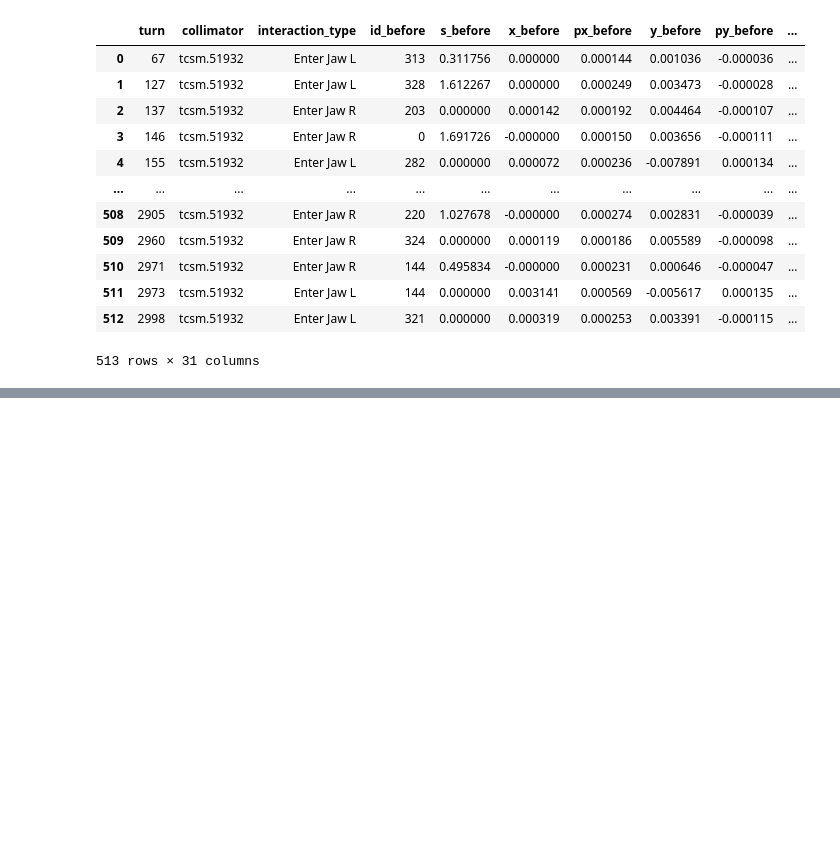
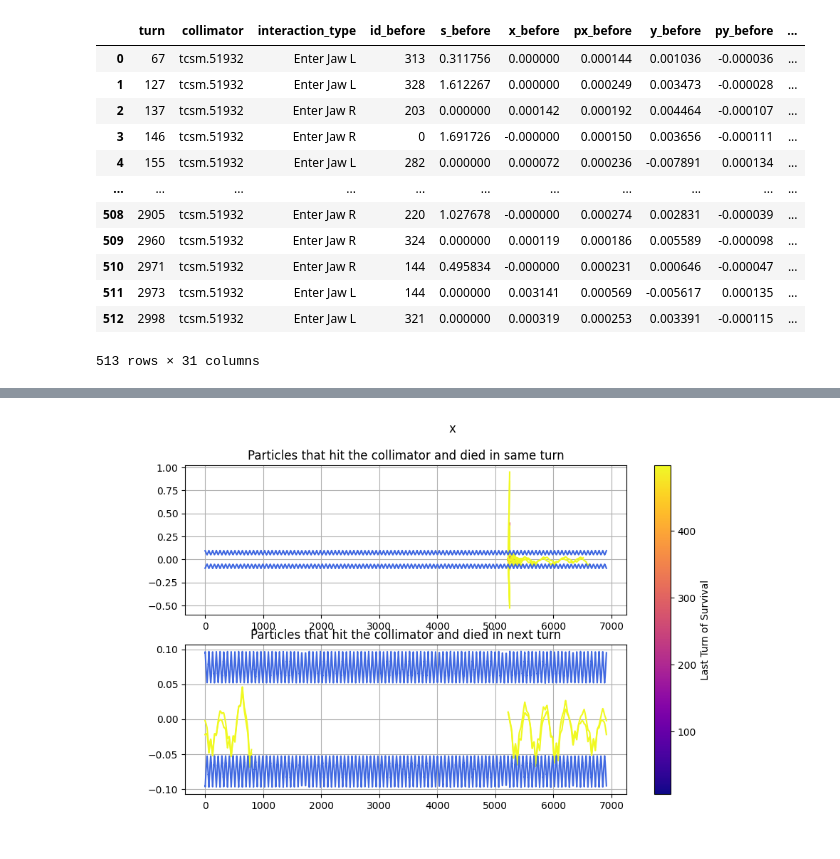
Before and after one commit to lisepauwels/sps_simulations, a Jupyter notebook: indiv_part_tracking.ipynb, the cells around one changed output, grey strips where cells are left out. Cells and saved outputs as stored; diff of their text form; code cells hidden in the pictures; blank space fills up the shorter version.

```diff
--- a/indiv_part_tracking.ipynb
+++ b/indiv_part_tracking.ipynb
@@ -55,6 +53,9 @@ Done checking aperture.
 # %%
 line.build_tracker()
 tw = line.twiss()
+sigma_x = np.sqrt(nemitt_x*tw.betx)
+sigma_y = np.sqrt(nemitt_y*tw.bety)
+
 line.collimators.assign_optics(twiss=tw, nemitt_x=nemitt_x, nemitt_y=nemitt_y)
 adt.calibrate_by_emittance(nemitt=nemitt_x, twiss=tw)
 line.optimize_for_tracking()
@@ -233,0 +229,41 @@ KeyError: 18
+# %%
+%matplotlib ipympl
+
+coll_id = impacts._coll_ids['tcsm.51932']
+
+hit_ids = np.unique(impacts.to_pandas().id_before)
+died_on_aperture = part.particle_id[part.state==0]
+
+pids = np.intersect1d(hit_ids, died_on_aperture)
+turns = {int(pid): int(impacts_df.turn[impacts_df.id_before==pid].min()) for pid in pids}
+
+fig, ax = plt.subplots(2, 1, figsize=(10, 6))
+
+cmap = plt.cm.plasma # Choose a colormap (e.g., 'viridis', 'plasma', 'coolwarm', etc.)
+norm = plt.Normalize(vmin=min(turns), vmax=max(turns))
+
+for (pid, turn) in turns.items():
+    end_id = part.at_element[part.particle_id==pid][0]
+    color = cmap(norm(turn))
+    if turn+1 in final_res and pid in final_res[turn+1]:
+        if turn in final_res and pid in final_res[turn]:
+            ax[1].plot(line.get_table().s[coll_id:], final_res[turn][pid]['x'][coll_id:], color=color)
+            ax[1].plot(line.get_table().s[:end_id+1], final_res[turn+1][pid]['x'][:end_id+1], color=color)
+    else:
+        if turn in final_res and pid in final_res[turn]:
+            ax[0].plot(line.get_table().s[coll_id:end_id+1], final_res[turn][pid]['x'][coll_id:end_id+1], color=color)
+
+ax[0].set_title('Particles that hit the collimator and died in same turn')
+ax[1].set_title('Particles that hit the collimator and died in next turn')
+for axis in ax:
+    axis.grid()
+    axis.plot(tw.s, 5*sigma_x, color='royalblue', linestyle='-')
+    axis.plot(tw.s, -5*sigma_x, color='royalblue', linestyle='-')
+sm = plt.cm.ScalarMappable(cmap=cmap, norm=norm)
+sm.set_array([])  # Required for colorbar
+cbar = fig.colorbar(sm, ax=ax, orientation='vertical', label="Last Turn of Survival")
+
+plt.suptitle('x')
+plt.show()
+# %% [output]
+[figure, added]
```
Also changed, not shown: parts of 16 cells of this notebook, 2 other files.
